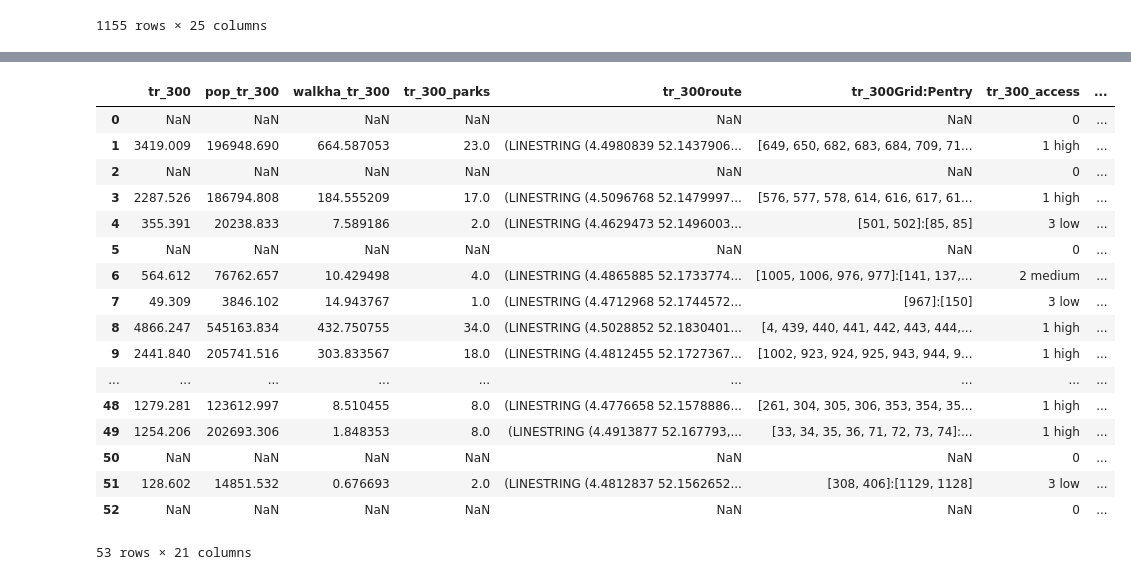
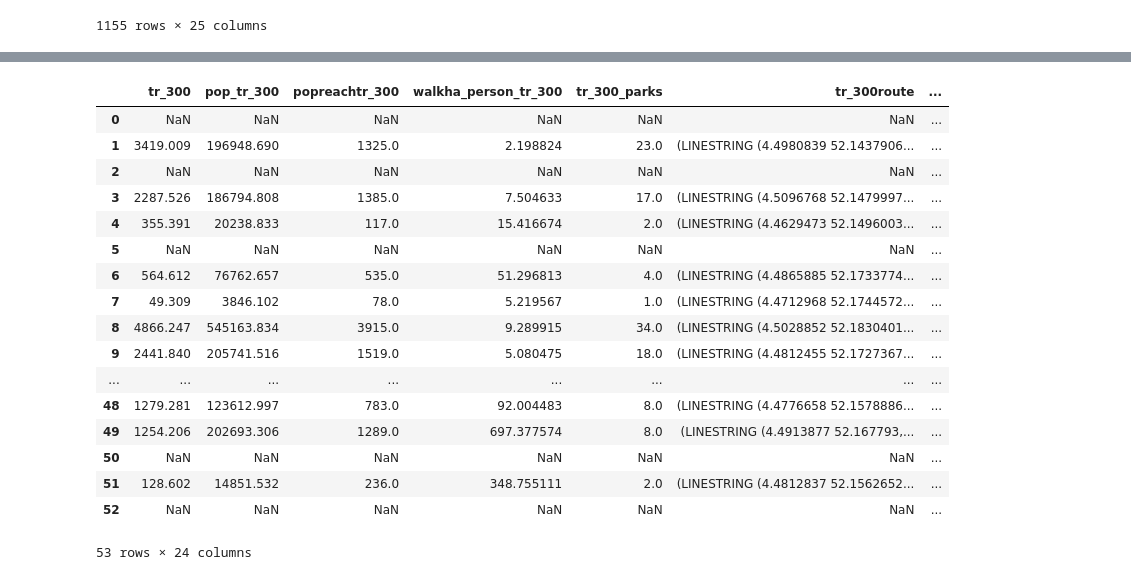
Before and after one commit to Bart-Breekveldt/Urban_Greenspace_Accessibility, a Jupyter notebook: WorldPoP-OSM Gravity Model.ipynb, the cells around one changed output, grey strips where cells are left out. Saved outputs shown, nothing was run; the diff lists cells and outputs as text; code cells hidden in the pictures.

```diff
--- a/WorldPoP-OSM Gravity Model.ipynb
+++ b/WorldPoP-OSM Gravity Model.ipynb
@@ -25,7 +26,7 @@ import georasters as gr
 
 start = time.time()
 
-cities = ['Leiden, Netherlands','Tashkent, Uzbekistan','Providence, United States']
+cities = ['Leiden','Tashkent, Uzbekistan','Providence, Rhode Island, United States']
 
 # Assumptions
 thresholds = [300, 600, 1000] # route threshold in metres. WHO guideline speaks of access within 300m
@@ -466,9 +457,6 @@ for l in range(len(cities)):
             print('of',np.where(i+1 == len3, len2 % block * block, len1*block) ,
                                 'within a Gravity model variant in one of',thresholds,'m threshold:',len(mat_df))
 
-        # Checks the number of the parks within 1000m.
-        len_mat = len_mat + len(mat_df)
-
     # Renaming columns
     print('total combinations within distance',len_mat)
 
@@ -477,6 +465,7 @@ for l in range(len(cities)):
                       'Park_No','Parkroad_osmid','Park_geom','Parkroad_coords_centroid','Parkroad_m_centroid',
                       'park_lon','park_lat','size_infl_proot2','size_infl_proot3','size_infl_proot5',
                       'parkshare_walked','park_area','walk_area_m2']
+
     output = output[['raw euclidean','size_infl_eucl2','size_infl_eucl3','size_infl_eucl5',
                      'Grid_No','Park_entry_No','Grid_coords_centroid','Grid_m_centroid',
                       'Park_No','Parkroad_osmid','Park_geom','Parkroad_coords_centroid','Parkroad_m_centroid',
@@ -809,14 +798,15 @@ for n in range(len(cities)):
             thold[adj_score] = thold[score] * ((math.pi*600**2) / (math.pi*t**2)) / (600/t)
             thold['walk_area_ha' + str2] = locals()[str1]['walk_area_m2'] /10000
             thold['walkha_person' + str2] = thold['population'] / thold['walk_area_ha' + str2]
-            #thold = thold[thold[score] > 0]
 
             # Join the gridpark information from before.
             locals()[str1] = locals()[str1].join(thold[[score,'pop' + score,adj_score,'walk_area_ha' + str2, 'walkha_person' + str2]])
             # get the grid_scores
             gs = pd.DataFrame()
-            gs[[score,'pop_' + score,adj_score,'walkha_' + score,'walkha_person_' + score]] = locals()[str1].groupby(
-                    'Grid_No')[score,'pop' + score, adj_score, 'walk_area_ha' + str2, 'walkha_person' + str2].sum()
+            gs[[score,'pop_' + score,adj_score,'walkha_' + str2]] = locals()[str1].groupby(
+                    'Grid_No')[score,'pop' + score, adj_score, 'walk_area_ha' + str2].sum()
+
+            gs['walkha_person_' + score] = locals()[str1].groupby('Grid_No')['walkha_person' + str2].mean()
 
             trstr = locals()[str1][locals()[str1][score] > 0]
             gs[score + '_parks'] = trstr.groupby('Grid_No')['gridpark_no'].count()
@@ -844,6 +834,10 @@ for n in range(len(cities)):
             grdsc = pd.concat([grdsc, gs], axis = 1)
 
             gs = gpd.GeoDataFrame(gs, geometry = score + '_routes', crs = 4326)
+
+            if not os.path.exists('D:Dumps/Scores output WP-OSM/'+str(grid_block_size)+'m grids/Grid_lines/'):
+                os.makedirs('D:Dumps/Scores output WP-OSM/'+str(grid_block_size)+'m grids/Grid_lines/')
+
             gs.to_file('D:Dumps/Scores output WP-OSM/'+str(grid_block_size)+'m grids/Grid_lines/gridscore_'+ l1[i] + '_' + str2 + '_' + cities[n] + '.shp')
 
             gsc = gs.loc[:,~gs.columns.isin([score + '_routes'])]
@@ -863,11 +857,19 @@ for n in range(len(cities)):
 
         gridsc = gridsc.join(grids[n]['geometry'])
         gridsc = gpd.GeoDataFrame(gridsc, geometry = 'geometry', crs = 4326)
+
+        if not os.path.exists('D:Dumps/Scores output WP-OSM/'+str(grid_block_size)+'m grids/Grid_geoms/'):
+            os.makedirs('D:Dumps/Scores output WP-OSM/'+str(grid_block_size)+'m grids/Grid_geoms/')
+
         gridsc.to_file('D:Dumps/Scores output WP-OSM/'+str(grid_block_size)+'m grids/Grid_geoms/gridscore_'+ l1[i] + '_' + cities[n] + '.shp')
 
         # Detailed scores to files number of cities * ways to measure = number of files.
         # Different threshold-scores are in the same dataframe
         gridsc = gridsc.loc[:, gridsc.columns!='geometry']
+
+        if not os.path.exists('D:Dumps/Scores output WP-OSM/'+str(grid_block_size)+'m grids/Grid_csv/'):
+            os.makedirs('D:Dumps/Scores output WP-OSM/'+str(grid_block_size)+'m grids/Grid_csv/')
+
         gridsc.to_csv('D:/Dumps/Scores output WP-OSM/'+str(grid_block_size)+'m grids/Grid_csv/gridscore_'+ l1[i] + '_' + cities[n] + '.csv')
         gridparks.append(locals()[str1])
 
@@ -946,8 +948,9 @@ for i in range(len(cities)):
 
             # Get the park scores
             prk = pd.DataFrame()
-            prk[[score,'pop_' + score,'walkha_' + score]] = str1.groupby(
-                'Park_No')[score,'pop' + score,'walk_area_ha' + str2].sum()
+            prk[[score,'pop_' + score,'popreach'+score]] = str1.groupby('Park_No')[score,'pop' + score,'population'].sum()
+
+            prk['walkha_person_' + score] = str1.groupby('Park_No')['walkha_person' + str2].mean()
             prk[score + '_parks'] = str1.groupby('Park_No')['gridpark_no'].count()
 
             # Add the routes as a dissolved line_geom
@@ -961,7 +964,6 @@ for i in range(len(cities)):
             # Get all parks, even with no score.
             prk = prk.join(parks_in_range[i].iloc[:,0], how = 'outer')
             prk = prk.loc[:,~prk.columns.isin(['components'])]
-            #prk = prk.fillna(-1)
             print('park', thresholds[k])
 
             # Get the park score categories (same as grid score)
@@ -972,6 +974,10 @@ for i in range(len(cities)):
             parksc = pd.concat([parksc, prk], axis = 1)
 
             prk = gpd.GeoDataFrame(prk, geometry = score+'route', crs = 4326)
+
+            if not os.path.exists('D:Dumps/Scores output WP-OSM/'+str(grid_block_size)+'m grids/Park_lines/'):
+                os.makedirs('D:Dumps/Scores output WP-OSM/'+str(grid_block_size)+'m grids/Park_lines/')
+
             prk.to_file('D:Dumps/Scores output WP-OSM/'+str(grid_block_size)+'m grids/Park_lines/parkscore_'+ l1[j] + '_' + str2 + '_' + cities[i] + '.shp')
 
             psc = prk.loc[:,~prk.columns.isin([score + 'route'])]
@@ -981,11 +987,19 @@ for i in range(len(cities)):
 
         prksc = prksc.join(parks_in_range[i]['geometry'])
         prksc = gpd.GeoDataFrame(prksc, geometry = 'geometry', crs = 4326)
+
+        if not os.path.exists('D:Dumps/Scores output WP-OSM/'+str(grid_block_size)+'m grids/Park_geoms/'):
+            os.makedirs('D:Dumps/Scores output WP-OSM/'+str(grid_block_size)+'m grids/Park_geoms/')
+
         prksc.to_file('D:Dumps/Scores output WP-OSM/'+str(grid_block_size)+'m grids/Park_geoms/parkscore_'+ l1[j] + '_' + cities[i] + '.shp')
 
         # Detailed scores to files number of cities * ways to measure = number of files.
         # Different threshold-scores are in the same dataframe
         prksc = prksc.loc[:, prksc.columns!='geometry']
+
+        if not os.path.exists('D:Dumps/Scores output WP-OSM/'+str(grid_block_size)+'m grids/Park_csv/'):
+            os.makedirs('D:Dumps/Scores output WP-OSM/'+str(grid_block_size)+'m grids/Park_csv/')
+
         prksc.to_csv('D:/Dumps/Scores output WP-OSM/'+str(grid_block_size)+'m grids/Park_csv/parkscore_'+ l1[j] + '_' + cities[i]+ '.csv')
 
         print(m1[j], round((time.time() - start_time) / 60,2), 'mns')
@@ -1013,21 +1027,21 @@ Providence, United States done 0.42 mns
-|  | tr_300 | pop_tr_300 | walkha_tr_300 | tr_300_parks | tr_300route | tr_300Grid:Pentry | tr_300_access | ... |
-| 0 | NaN | NaN | NaN | NaN | NaN | NaN | 0 | ... |
-| 1 | 3419.009 | 196948.690 | 664.587053 | 23.0 | (LINESTRING (4.4980839 52.1437906... | [649, 650, 682, 683, 684, 709, 71... | 1 high | ... |
-| 2 | NaN | NaN | NaN | NaN | NaN | NaN | 0 | ... |
-| 3 | 2287.526 | 186794.808 | 184.555209 | 17.0 | (LINESTRING (4.5096768 52.1479997... | [576, 577, 578, 614, 616, 617, 61... | 1 high | ... |
-| 4 | 355.391 | 20238.833 | 7.589186 | 2.0 | (LINESTRING (4.4629473 52.1496003... | [501, 502]:[85, 85] | 3 low | ... |
-| 5 | NaN | NaN | NaN | NaN | NaN | NaN | 0 | ... |
-| 6 | 564.612 | 76762.657 | 10.429498 | 4.0 | (LINESTRING (4.4865885 52.1733774... | [1005, 1006, 976, 977]:[141, 137,... | 2 medium | ... |
-| 7 | 49.309 | 3846.102 | 14.943767 | 1.0 | (LINESTRING (4.4712968 52.1744572... | [967]:[150] | 3 low | ... |
-| 8 | 4866.247 | 545163.834 | 432.750755 | 34.0 | (LINESTRING (4.5028852 52.1830401... | [4, 439, 440, 441, 442, 443, 444,... | 1 high | ... |
-| 9 | 2441.840 | 205741.516 | 303.833567 | 18.0 | (LINESTRING (4.4812455 52.1727367... | [1002, 923, 924, 925, 943, 944, 9... | 1 high | ... |
-| ... | ... | ... | ... | ... | ... | ... | ... | ... |
-| 48 | 1279.281 | 123612.997 | 8.510455 | 8.0 | (LINESTRING (4.4776658 52.1578886... | [261, 304, 305, 306, 353, 354, 35... | 1 high | ... |
-| 49 | 1254.206 | 202693.306 | 1.848353 | 8.0 | (LINESTRING (4.4913877 52.167793,... | [33, 34, 35, 36, 71, 72, 73, 74]:... | 1 high | ... |
-| 50 | NaN | NaN | NaN | NaN | NaN | NaN | 0 | ... |
-| 51 | 128.602 | 14851.532 | 0.676693 | 2.0 | (LINESTRING (4.4812837 52.1562652... | [308, 406]:[1129, 1128] | 3 low | ... |
-| 52 | NaN | NaN | NaN | NaN | NaN | NaN | 0 | ... |
+|  | tr_300 | pop_tr_300 | popreachtr_300 | walkha_person_tr_300 | tr_300_parks | tr_300route | ... |
+| 0 | NaN | NaN | NaN | NaN | NaN | NaN | ... |
+| 1 | 3419.009 | 196948.690 | 1325.0 | 2.198824 | 23.0 | (LINESTRING (4.4980839 52.1437906... | ... |
+| 2 | NaN | NaN | NaN | NaN | NaN | NaN | ... |
+| 3 | 2287.526 | 186794.808 | 1385.0 | 7.504633 | 17.0 | (LINESTRING (4.5096768 52.1479997... | ... |
+| 4 | 355.391 | 20238.833 | 117.0 | 15.416674 | 2.0 | (LINESTRING (4.4629473 52.1496003... | ... |
+| 5 | NaN | NaN | NaN | NaN | NaN | NaN | ... |
+| 6 | 564.612 | 76762.657 | 535.0 | 51.296813 | 4.0 | (LINESTRING (4.4865885 52.1733774... | ... |
+| 7 | 49.309 | 3846.102 | 78.0 | 5.219567 | 1.0 | (LINESTRING (4.4712968 52.1744572... | ... |
+| 8 | 4866.247 | 545163.834 | 3915.0 | 9.289915 | 34.0 | (LINESTRING (4.5028852 52.1830401... | ... |
+| 9 | 2441.840 | 205741.516 | 1519.0 | 5.080475 | 18.0 | (LINESTRING (4.4812455 52.1727367... | ... |
+| ... | ... | ... | ... | ... | ... | ... | ... |
+| 48 | 1279.281 | 123612.997 | 783.0 | 92.004483 | 8.0 | (LINESTRING (4.4776658 52.1578886... | ... |
+| 49 | 1254.206 | 202693.306 | 1289.0 | 697.377574 | 8.0 | (LINESTRING (4.4913877 52.167793,... | ... |
+| 50 | NaN | NaN | NaN | NaN | NaN | NaN | ... |
+| 51 | 128.602 | 14851.532 | 236.0 | 348.755111 | 2.0 | (LINESTRING (4.4812837 52.1562652... | ... |
+| 52 | NaN | NaN | NaN | NaN | NaN | NaN | ... |
-53 rows × 21 columns
+53 rows × 24 columns
 # %%
 # Block 10 get the preferenced parks for each grid (lowest score) for all distance decay variants.
 preference = list([])
```
Also changed, not shown: parts of 13 cells of this notebook.
